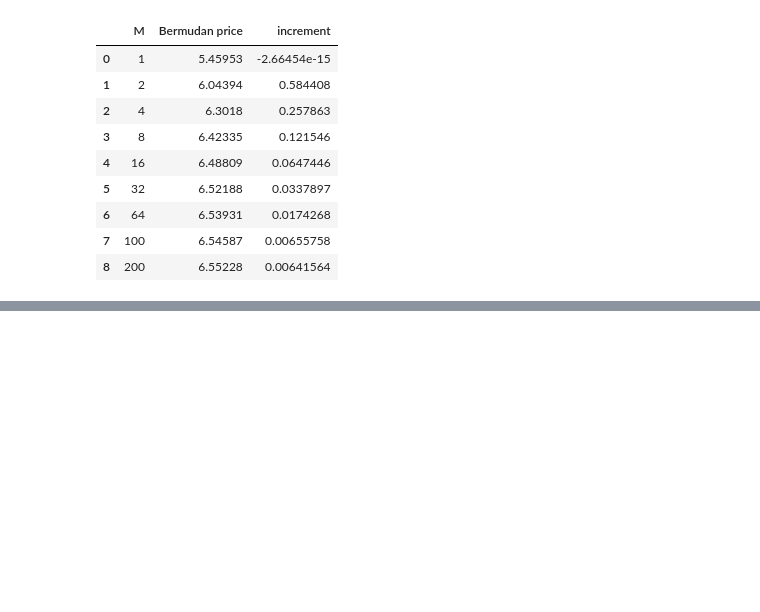
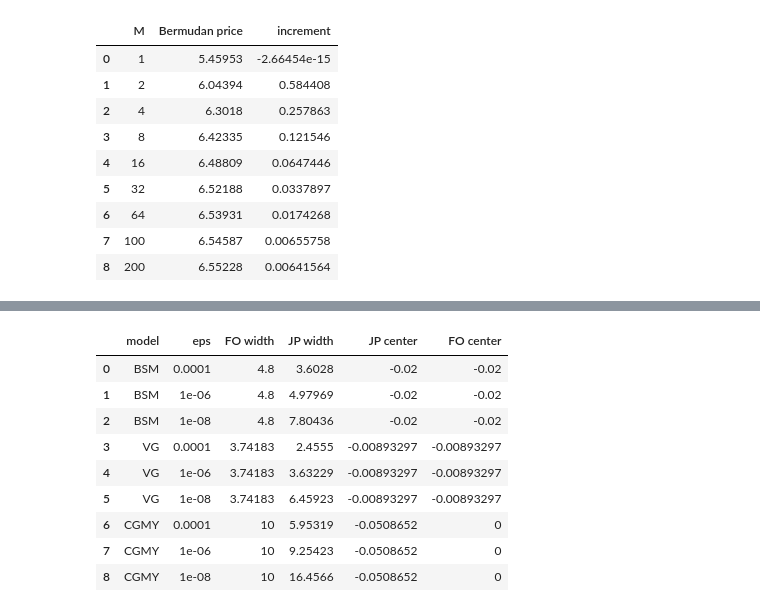
Before and after one commit to ee2625/fourier-cosine-option-pricing, a Jupyter notebook: notebooks/tests.ipynb, the cells around one changed output, grey strips where cells are left out. Saved outputs shown, nothing was run; the diff lists cells and outputs as text; code cells hidden in the pictures; blank space fills up the shorter version.

```diff
--- a/notebooks/tests.ipynb
+++ b/notebooks/tests.ipynb
@@ -1183,0 +1217,35 @@ Closing line: COS is already fast and structurally reliable. The next step is to
+# %%
+from cos_pricing import BsmModel, VgModel
+
+range_models = [
+    ("BSM", BsmModel(sigma=0.2), 1.0),
+    ("VG", VgModel(sigma=0.12, theta=-0.14, nu=0.2, intr=0.1), 1.0),
+    ("CGMY", CgmyModel(C=1.0, G=5.0, M=10.0, Y=0.5, intr=0.1), 1.0),
+]
+range_rows = []
+for name, model, T in range_models:
+    fo_a, fo_b = model.trunc_range(T)
+    for eps in [1e-4, 1e-6, 1e-8]:
+        jp_a, jp_b = model.jp_trunc_range(T, eps_tol=eps, moment_order=8)
+        range_rows.append({
+            "model": name,
+            "eps": eps,
+            "FO width": fo_b - fo_a,
+            "JP width": jp_b - jp_a,
+            "JP center": 0.5 * (jp_a + jp_b),
+            "FO center": 0.5 * (fo_a + fo_b),
+        })
+
+df_jp_ranges = pd.DataFrame(range_rows)
+df_jp_ranges
+# %% [output]
+|  | model | eps | FO width | JP width | JP center | FO center |
+| 0 | BSM | 0.0001 | 4.8 | 3.6028 | -0.02 | -0.02 |
+| 1 | BSM | 1e-06 | 4.8 | 4.97969 | -0.02 | -0.02 |
+| 2 | BSM | 1e-08 | 4.8 | 7.80436 | -0.02 | -0.02 |
+| 3 | VG | 0.0001 | 3.74183 | 2.4555 | -0.00893297 | -0.00893297 |
+| 4 | VG | 1e-06 | 3.74183 | 3.63229 | -0.00893297 | -0.00893297 |
+| 5 | VG | 1e-08 | 3.74183 | 6.45923 | -0.00893297 | -0.00893297 |
+| 6 | CGMY | 0.0001 | 10 | 5.95319 | -0.0508652 | 0 |
+| 7 | CGMY | 1e-06 | 10 | 9.25423 | -0.0508652 | 0 |
+| 8 | CGMY | 1e-08 | 10 | 16.4566 | -0.0508652 | 0 |
```
Also changed, not shown: parts of 9 cells of this notebook, 14 other files.
